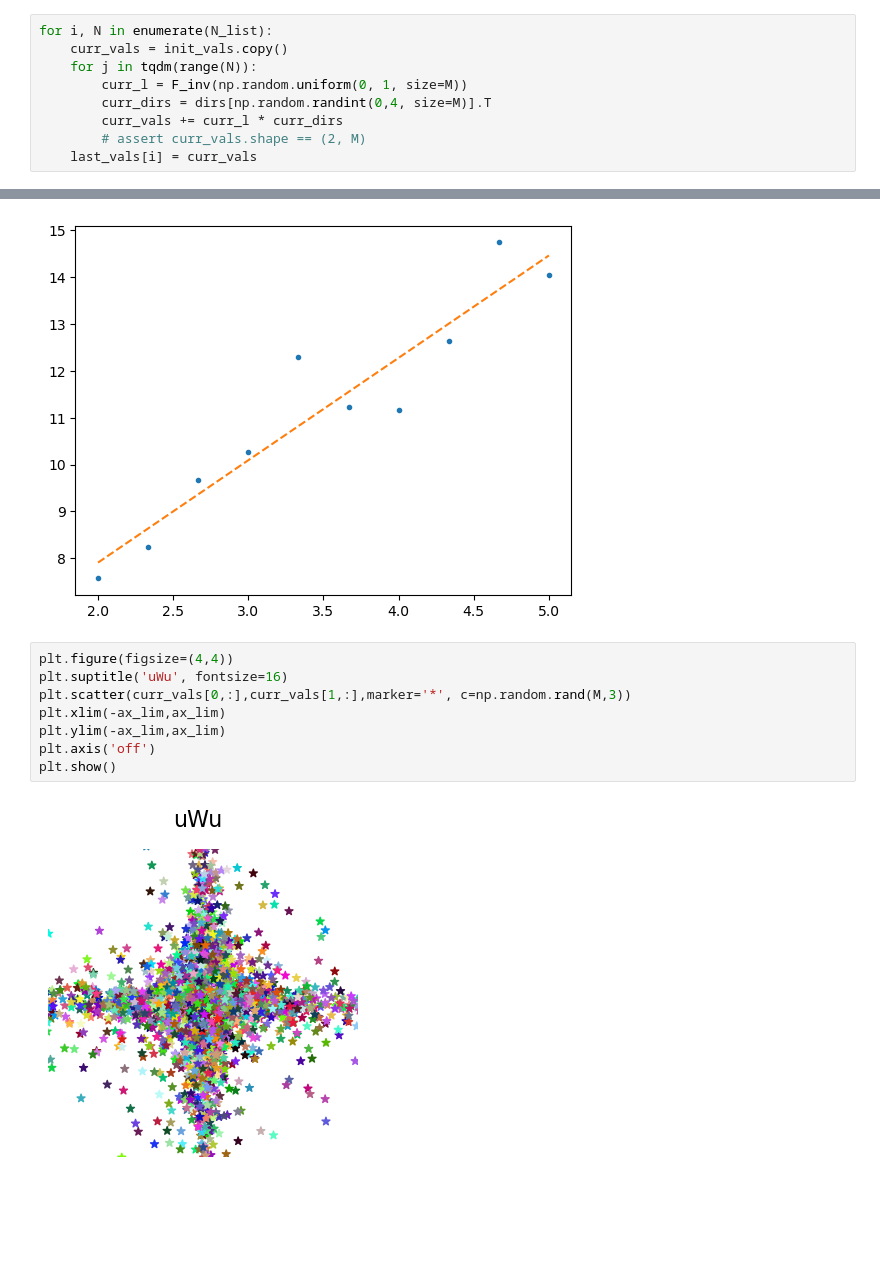
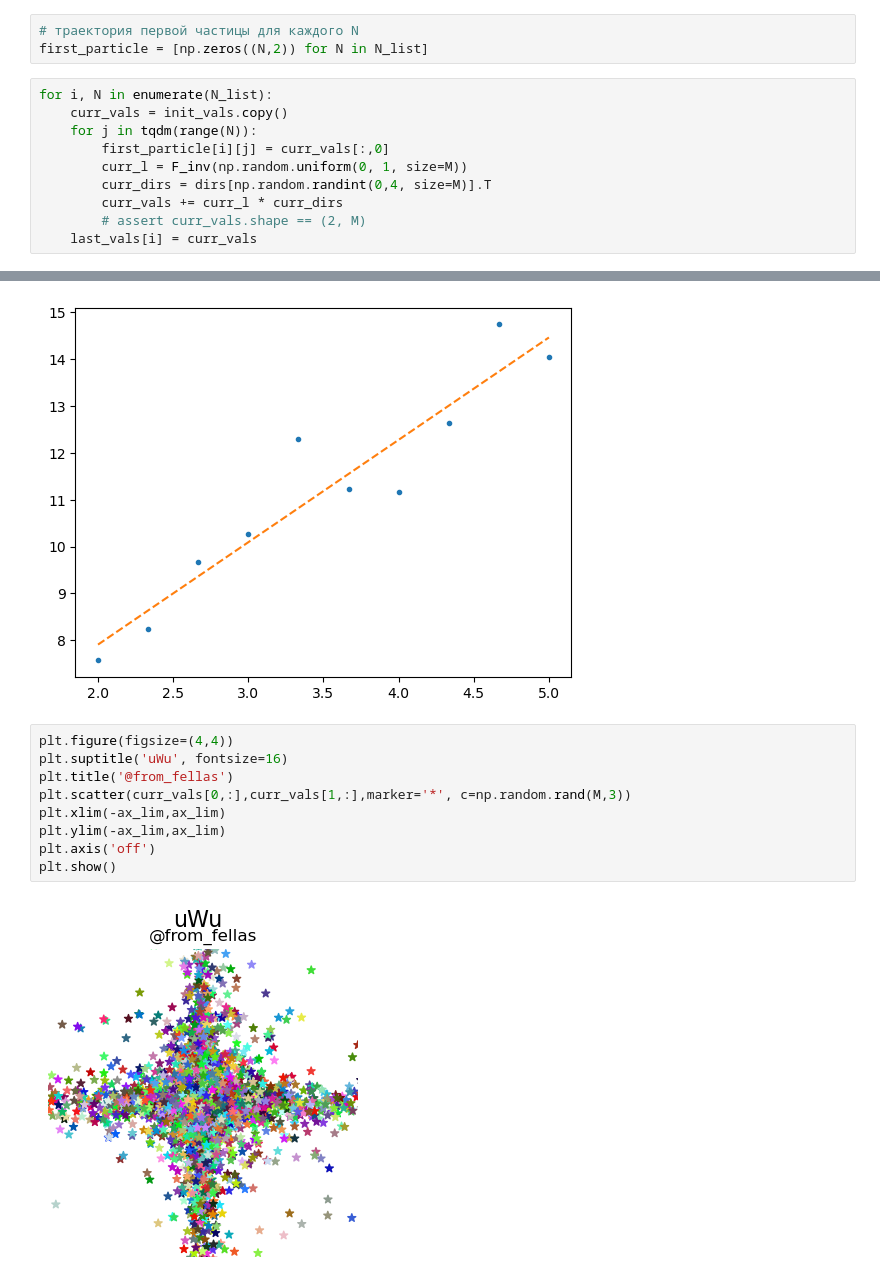
Before and after one commit to ravilkooo/mat_mod, a Jupyter notebook: lab-5/Task_1.ipynb, the cells around one changed output, grey strips where cells are left out. Cells and saved outputs as stored; diff of their text form; blank space fills up the shorter version.

Commit message:
hists and plots

```diff
--- a/lab-5/Task_1.ipynb
+++ b/lab-5/Task_1.ipynb
@@ -38,10 +38,14 @@ minute = now.minute
 day = now.day
 month = now.month
 id = hour * 1000000 + minute * 10000 + day * 100 + month
+# %%
+# траектория первой частицы для каждого N
+first_particle = [np.zeros((N,2)) for N in N_list]
 # %%
 for i, N in enumerate(N_list):
     curr_vals = init_vals.copy()
     for j in tqdm(range(N)):
+        first_particle[i][j] = curr_vals[:,0]
         curr_l = F_inv(np.random.uniform(0, 1, size=M))
         curr_dirs = dirs[np.random.randint(0,4, size=M)].T
         curr_vals += curr_l * curr_dirs
@@ -190,10 +276,11 @@ plt.show()
 # %%
 plt.figure(figsize=(4,4))
 plt.suptitle('uWu', fontsize=16)
+plt.title('@from_fellas')
 plt.scatter(curr_vals[0,:],curr_vals[1,:],marker='*', c=np.random.rand(M,3))
 plt.xlim(-ax_lim,ax_lim)
 plt.ylim(-ax_lim,ax_lim)
 plt.axis('off')
 plt.show()
 # %% [output]
-[figure, old version]
+[figure, new version]
```
Also changed, not shown: parts of 11 cells of this notebook, 1 other file.
